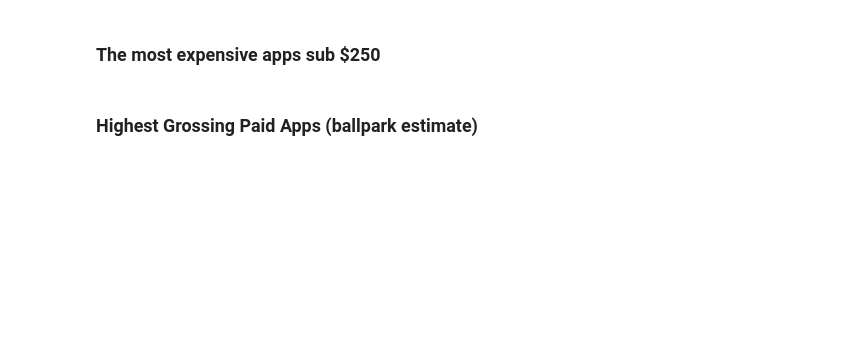
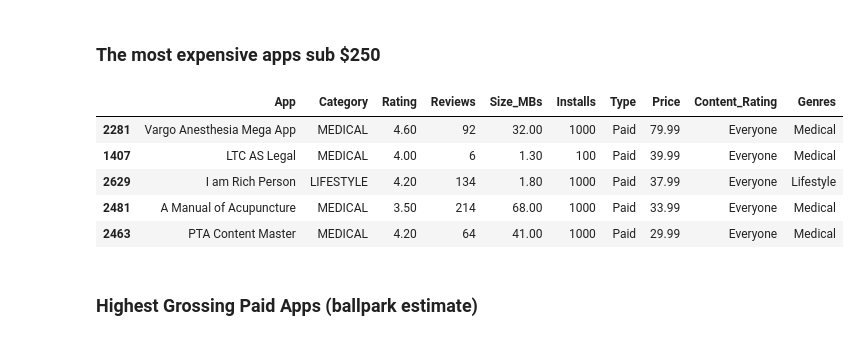
Before and after one commit to renankin/100-days-of-code, a Jupyter notebook: day-076/google-play-store/google_play_store_analytics.ipynb, the cells around one changed output. Saved outputs shown, nothing was run; the diff lists cells and outputs as text; code cells hidden in the pictures; blank space fills up the shorter version.

```diff
--- a/day-076/google-play-store/google_play_store_analytics.ipynb
+++ b/day-076/google-play-store/google_play_store_analytics.ipynb
@@ -309,2 +325,11 @@ Add a column called 'Revenue_Estimate' to the DataFrame. This column should hold
+# %%
+df_apps_clean.sort_values(by="Price", ascending=False).head()
+# %% [output]
+|  | App | Category | Rating | Reviews | Size_MBs | Installs | Type | Price | Content_Rating | Genres |
+| 2281 | Vargo Anesthesia Mega App | MEDICAL | 4.60 | 92 | 32.00 | 1000 | Paid | 79.99 | Everyone | Medical |
+| 1407 | LTC AS Legal | MEDICAL | 4.00 | 6 | 1.30 | 100 | Paid | 39.99 | Everyone | Medical |
+| 2629 | I am Rich Person | LIFESTYLE | 4.20 | 134 | 1.80 | 1000 | Paid | 37.99 | Everyone | Lifestyle |
+| 2481 | A Manual of Acupuncture | MEDICAL | 3.50 | 214 | 68.00 | 1000 | Paid | 33.99 | Everyone | Medical |
+| 2463 | PTA Content Master | MEDICAL | 4.20 | 64 | 41.00 | 1000 | Paid | 29.99 | Everyone | Medical |
 # %% [markdown]
 ### Highest Grossing Paid Apps (ballpark estimate)
```
Also changed, not shown: parts of 15 cells of this notebook.
